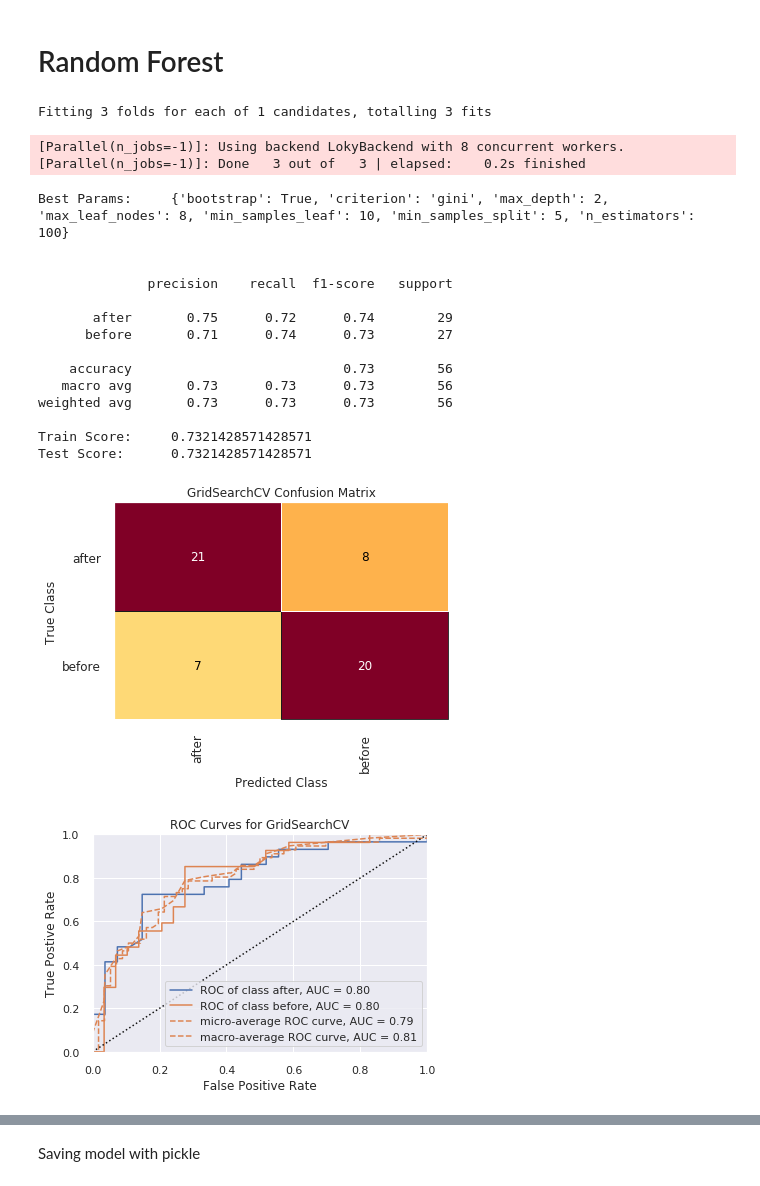
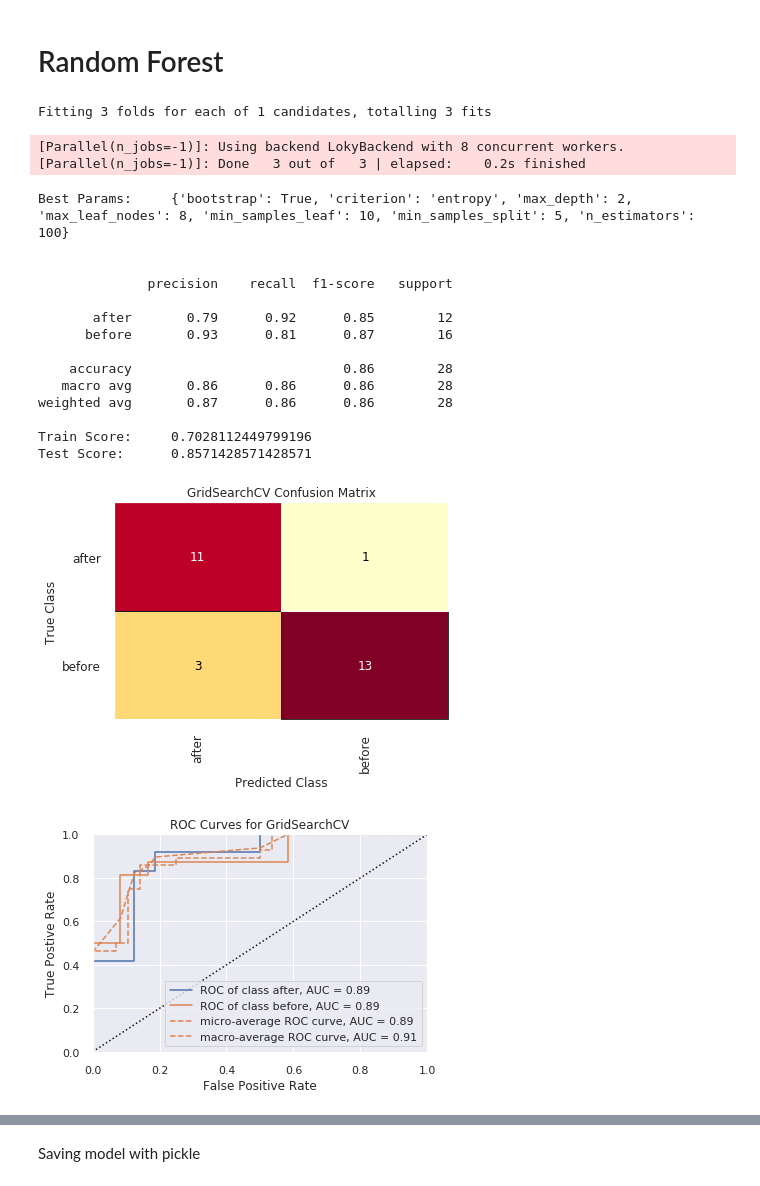
Before and after one commit to QED0711/wiki_learn, a Jupyter notebook: exploration/label_classifier.ipynb, the cells around one changed output, grey strips where cells are left out. Cells and saved outputs as stored; diff of their text form; code cells hidden in the pictures.

Commit message:
added standardized and normalized data and models

```diff
--- a/exploration/label_classifier.ipynb
+++ b/exploration/label_classifier.ipynb
@@ -85,10 +85,10 @@ X = labeled_df.drop([
     "similarity_rank",
 
     # trimming less valuable estimators
-    "shortest_path_length_to_entry",
-    "primary_link",
-    "category_matches_with_source",
-    "shortest_path_length_from_entry",
+#     "shortest_path_length_to_entry",
+#     "primary_link",
+#     "category_matches_with_source",
+#     "shortest_path_length_from_entry",
 #     "in_edges",
 #     "adjusted_reciprocity",
 
@@ -113,12 +113,12 @@ smote = SMOTE()
 #########
 # SMOTE #
 #########
-X, y = smote.fit_sample(X, y)
-X = pd.DataFrame(X, columns=cols)
-y = pd.Series(y)
+# X, y = smote.fit_sample(X, y)
+# X = pd.DataFrame(X, columns=cols)
+# y = pd.Series(y)
 
 # basic train test split
-X_train, X_test, y_train, y_test = train_test_split(X, y, train_size=0.8)
+X_train, X_test, y_train, y_test = train_test_split(X, y, train_size=0.9)
 
 ################
 # OVERSAMPLING #
@@ -131,8 +131,9 @@ X_train, X_test, y_train, y_test = train_test_split(X, y, train_size=0.8)
 # X_test = pd.DataFrame(X_test, columns=cols)
 # y_test = pd.Series(y_test)
 
-
-# # Full data
+#############
+# FULL DATA #
+#############
 # X_train = X
 # y_train = y
 
@@ -159,7 +160,7 @@ rf = RandomForestClassifier(n_jobs=-1, random_state=42)
 params = {
 #     "pca__n_components": [4,5,6,7,8,9],
 
-    "criterion": ["gini"], # entropy
+    "criterion": ["entropy"], # entropy
     "n_estimators": [100], # 100
     "max_depth": [2], # 10
     "min_samples_split": [5], # 5
@@ -170,40 +171,40 @@ params = {
 }
 
 rf_model = GridSearchCV(rf, params, n_jobs=-1, cv=3, verbose=2)
 
 rf_model.fit(X_train, y_train)
 
 y_preds = rf_model.predict(X_test)
 
 cm = ConfusionMatrix(rf_model, classes=rf_model.classes_, is_fitted=True)
 visualizer = ROCAUC(rf_model, classes=rf_model.classes_, is_fitted=True)
 
 print("Best Params:\t", rf_model.best_params_, "\n\n")
 print(classification_report(y_test, y_preds, target_names=rf_model.classes_))
 print("Train Score:\t", rf_model.score(X_train, y_train))
 print("Test Score:\t", cm.score(X_test, y_test))
 
 cm.poof()
 
 visualizer.score(X_test, y_test)
 visualizer.poof()
 # %% [output]
 Fitting 3 folds for each of 1 candidates, totalling 3 fits
 [Parallel(n_jobs=-1)]: Using backend LokyBackend with 8 concurrent workers.
 [Parallel(n_jobs=-1)]: Done   3 out of   3 | elapsed:    0.2s finished
-Best Params:     {'bootstrap': True, 'criterion': 'gini', 'max_depth': 2, 'max_leaf_nodes': 8, 'min_samples_leaf': 10, 'min_samples_split': 5, 'n_estimators': 100}
+Best Params:     {'bootstrap': True, 'criterion': 'entropy', 'max_depth': 2, 'max_leaf_nodes': 8, 'min_samples_leaf': 10, 'min_samples_split': 5, 'n_estimators': 100}
 
 
               precision    recall  f1-score   support
 
-       after       0.75      0.72      0.74        29
-      before       0.71      0.74      0.73        27
+       after       0.79      0.92      0.85        12
+      before       0.93      0.81      0.87        16
 
-    accuracy                           0.73        56
-   macro avg       0.73      0.73      0.73        56
-weighted avg       0.73      0.73      0.73        56
+    accuracy                           0.86        28
+   macro avg       0.86      0.86      0.86        28
+weighted avg       0.87      0.86      0.86        28
 
-Train Score:     0.7321428571428571
-Test Score:      0.7321428571428571
+Train Score:     0.7028112449799196
+Test Score:      0.8571428571428571
-[figure, old version]
+[figure, new version]
-[figure, old version]
+[figure, new version]
```
Also changed, not shown: parts of 9 cells of this notebook, 10 other files.
